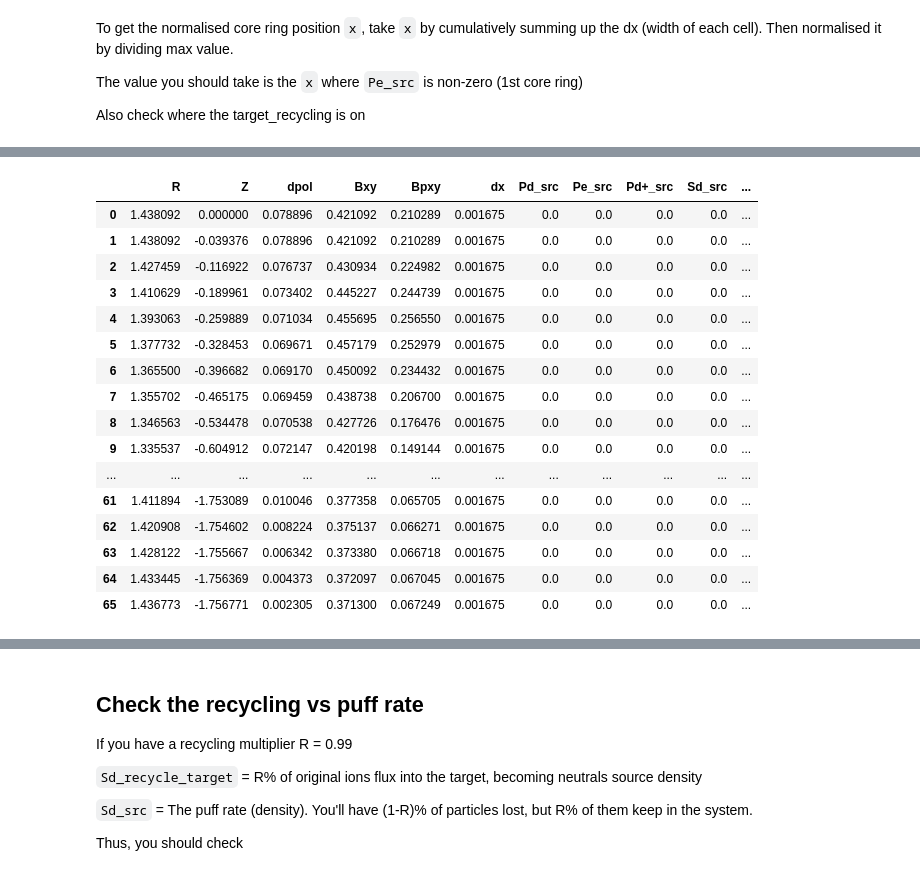
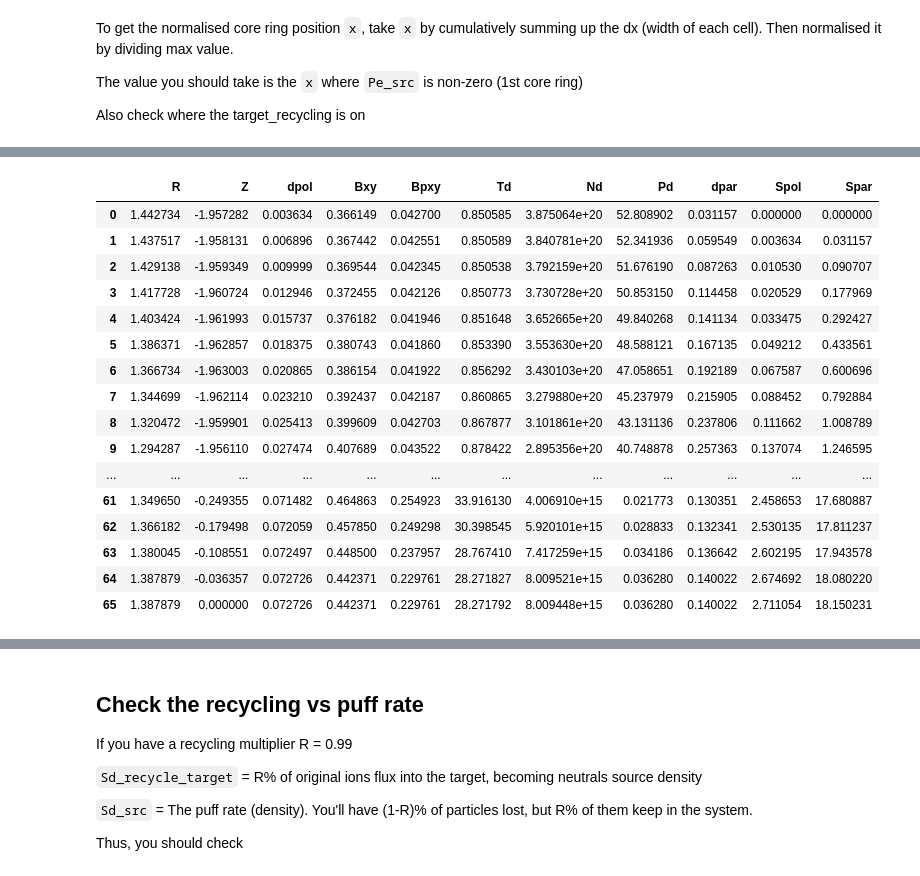
Before and after one commit to sun51027/hermes3-2dplots, a Jupyter notebook: calculator.ipynb, the cells around one changed output, grey strips where cells are left out. Drawn from its saved outputs; the diff is of its cells as text; code cells hidden in the pictures.

```diff
--- a/calculator.ipynb
+++ b/calculator.ipynb
@@ -50,9 +50,14 @@ toload = [
     # dict(name="david_param", id="260105-cdn-46895-david-param", unnormalise_geom = True, use_xhermes = True, squash = True),
     # dict(name="nowallpump_2e21", id="260207-cdn-46895-nowallpump_2e21", unnormalise_geom = True, use_xhermes = True, squash = True),
     # dict(name="nowallpump_1e21", id="260207-cdn-46895-nowallpump_1e21", unnormalise_geom = True, use_xhermes = True, squash = False),
-    # dict(name="nowallpump_1e21_decayBC", id="260207-cdn-46895-nowallpump_decayBC_1e21", unnormalise_geom = True, use_xhermes = True, squash = False),
-    dict(name="neutralimit_gcc12_9497476_3e20", id="260314_neutralimit_9497476_3e20", unnormalise_geom = True, use_xhermes = True, squash = True),
-    # dict(name="neutralimit_gcc12_9497476", id="260310_neutralimit_gcc12_9497476", unnormalise_geom = True, use_xhermes = True, squash = True),
+    # # dict(name="nowallpump_1e21_decayBC", id="260207-cdn-46895-nowallpump_decayBC_1e21", unnormalise_geom = True, use_xhermes = True, squash = False),
+    # dict(name="neutralimit_9497476_5e19", id="260319_neutralimit_9497476_5e19", unnormalise_geom = True, use_xhermes = True, squash = True),
+    # dict(name="260320_neutralimit_oldgrid_5e19", id="260320_neutralimit_oldgrid_5e19", unnormalise_geom = True, use_xhermes = True, squash = True),
+    # dict(name="260320_neutralimit_oldgrid_1e21", id="260320_neutralimit_oldgrid_1e21", unnormalise_geom = True, use_xhermes = True, squash = True),
+
+    # dict(name="neutralimit_gcc12_9497476_3e20", id="260314_neutralimit_9497476_3e20", unnormalise_geom = True, use_xhermes = True, squash = True),
+    dict(name="neutralimit_gcc12_9497476", id="260310_neutralimit_gcc12_9497476", unnormalise_geom = True, use_xhermes = True, squash = True),
+    # dict(name="260323_neutralimit_decayBC_1e21", id="260323_neutralimit_decayBC_1e21", unnormalise_geom = True, use_xhermes = True, squash = True),
     # dict(name="nowallpump_1e21_limiterOFF", id="260217-cdn-46895-nowallpump_limiterOff_1e21", unnormalise_geom = True, use_xhermes = True, squash = True),
     # dict(name="wallRecyON_1e21", id="260213-cdn-46895-wallRecyON_1e21", unnormalise_geom = True, use_xhermes = True, squash = True),
 
@@ -251,13 +256,44 @@ Parameter Sd_wall_recycle not found
 #
 #######
 
-df = get_1d_poloidal_data(ds, params = ["dx", "Pd_src","Pe_src",
-                                        "Pd+_src", "Sd_src", "Sd+_src" "Sd_pump",
-                                        "Sd_target_recycle", "Sd_wall_recycle", ], region = "outer_lower", sepadd=19)
+# df = get_1d_poloidal_data(ds, params = ["dx", "Pd_src","Pe_src",
+#                                         "Pd+_src", "Sd_src", "Sd+_src" "Sd_pump",
+#                                         "Sd_target_recycle", "Sd_wall_recycle", ], region = "outer_lower", sepadd=19)
+df = get_1d_poloidal_data(ds, params = ["Spar","Td", "Nd","Pd","sep"
+                                        # "NVd", "Vd",
+                                        # "efd_cond_perp_xlow"
+                                        ], region = "outer_lower", sepadd=1)
 
-df["x"] = df["dx"].cumsum()
-# x is in the center of the cell
-df["x"] = df["x"]/df["x"].max()
+df_rev = get_1d_poloidal_data(ds, params = ["Spar","Td", "Nd","Pd","sep"
+                                        # "NVd", "Vd",
+                                        # "efd_cond_perp_xlow"
+                                        ], region = "outer_lower", sepadd=1, target_first=True)
+
+
+# df["x"] = df["dx"].cumsum()
+# # x is in the center of the cell
+# df["x"] = df["x"]/df["x"].max()
+evJ =1.6e-19
+Nnorm = 1e17
+df["Td_calc"] = df["Pd"]/df["Nd"]/(1.6e-19)
+xpt_spar_hlist=[]
+
+local_Rmin_h = np.argmin(df["R"].values) # return location
+print(f"Hermes location of Rmin: {local_Rmin_h}, value: {np.min(df['R'].values)}")
+print(f"Location of Spar: {df["Spar"][local_Rmin_h]}")
+# how to reverse the local_rmin_h label
+
+local_Rmin_h_rev = np.argmin(df_rev["R"].values) # return location
+print(f"Hermes location of Rmin: {local_Rmin_h_rev}, value: {np.min(df_rev['R'].values)}")
+print(f"Location of Spar: {df_rev["Spar"][local_Rmin_h_rev]}")
+
+
+
+# Pd is in [Pa=J/m^3]
+# Pd_raw = eV/m^3
+# Pd_raw_norm = eV/m^3 (normalised density)
+df["Pd_raw"] = df["Pd"]/evJ
+df["Pd_raw_norm"] = df["Pd_raw"]/Nnorm
 
 # Show all rows
 import pandas as pd
@@ -269,17 +311,17 @@ Parameter Sd_wall_recycle not found
-|  | R | Z | dpol | Bxy | Bpxy | dx | Pd_src | Pe_src | Pd+_src | Sd_src | ... |
-| 0 | 1.438092 | 0.000000 | 0.078896 | 0.421092 | 0.210289 | 0.001675 | 0.0 | 0.0 | 0.0 | 0.0 | ... |
-| 1 | 1.438092 | -0.039376 | 0.078896 | 0.421092 | 0.210289 | 0.001675 | 0.0 | 0.0 | 0.0 | 0.0 | ... |
-| 2 | 1.427459 | -0.116922 | 0.076737 | 0.430934 | 0.224982 | 0.001675 | 0.0 | 0.0 | 0.0 | 0.0 | ... |
-| 3 | 1.410629 | -0.189961 | 0.073402 | 0.445227 | 0.244739 | 0.001675 | 0.0 | 0.0 | 0.0 | 0.0 | ... |
-| 4 | 1.393063 | -0.259889 | 0.071034 | 0.455695 | 0.256550 | 0.001675 | 0.0 | 0.0 | 0.0 | 0.0 | ... |
-| 5 | 1.377732 | -0.328453 | 0.069671 | 0.457179 | 0.252979 | 0.001675 | 0.0 | 0.0 | 0.0 | 0.0 | ... |
-| 6 | 1.365500 | -0.396682 | 0.069170 | 0.450092 | 0.234432 | 0.001675 | 0.0 | 0.0 | 0.0 | 0.0 | ... |
-| 7 | 1.355702 | -0.465175 | 0.069459 | 0.438738 | 0.206700 | 0.001675 | 0.0 | 0.0 | 0.0 | 0.0 | ... |
-| 8 | 1.346563 | -0.534478 | 0.070538 | 0.427726 | 0.176476 | 0.001675 | 0.0 | 0.0 | 0.0 | 0.0 | ... |
-| 9 | 1.335537 | -0.604912 | 0.072147 | 0.420198 | 0.149144 | 0.001675 | 0.0 | 0.0 | 0.0 | 0.0 | ... |
+|  | R | Z | dpol | Bxy | Bpxy | Td | Nd | Pd | dpar | Spol | Spar |
+| 0 | 1.442734 | -1.957282 | 0.003634 | 0.366149 | 0.042700 | 0.850585 | 3.875064e+20 | 52.808902 | 0.031157 | 0.000000 | 0.000000 |
+| 1 | 1.437517 | -1.958131 | 0.006896 | 0.367442 | 0.042551 | 0.850589 | 3.840781e+20 | 52.341936 | 0.059549 | 0.003634 | 0.031157 |
+| 2 | 1.429138 | -1.959349 | 0.009999 | 0.369544 | 0.042345 | 0.850538 | 3.792159e+20 | 51.676190 | 0.087263 | 0.010530 | 0.090707 |
+| 3 | 1.417728 | -1.960724 | 0.012946 | 0.372455 | 0.042126 | 0.850773 | 3.730728e+20 | 50.853150 | 0.114458 | 0.020529 | 0.177969 |
+| 4 | 1.403424 | -1.961993 | 0.015737 | 0.376182 | 0.041946 | 0.851648 | 3.652665e+20 | 49.840268 | 0.141134 | 0.033475 | 0.292427 |
+| 5 | 1.386371 | -1.962857 | 0.018375 | 0.380743 | 0.041860 | 0.853390 | 3.553630e+20 | 48.588121 | 0.167135 | 0.049212 | 0.433561 |
+| 6 | 1.366734 | -1.963003 | 0.020865 | 0.386154 | 0.041922 | 0.856292 | 3.430103e+20 | 47.058651 | 0.192189 | 0.067587 | 0.600696 |
+| 7 | 1.344699 | -1.962114 | 0.023210 | 0.392437 | 0.042187 | 0.860865 | 3.279880e+20 | 45.237979 | 0.215905 | 0.088452 | 0.792884 |
+| 8 | 1.320472 | -1.959901 | 0.025413 | 0.399609 | 0.042703 | 0.867877 | 3.101861e+20 | 43.131136 | 0.237806 | 0.111662 | 1.008789 |
+| 9 | 1.294287 | -1.956110 | 0.027474 | 0.407689 | 0.043522 | 0.878422 | 2.895356e+20 | 40.748878 | 0.257363 | 0.137074 | 1.246595 |
 | ... | ... | ... | ... | ... | ... | ... | ... | ... | ... | ... | ... |
-| 61 | 1.411894 | -1.753089 | 0.010046 | 0.377358 | 0.065705 | 0.001675 | 0.0 | 0.0 | 0.0 | 0.0 | ... |
-| 62 | 1.420908 | -1.754602 | 0.008224 | 0.375137 | 0.066271 | 0.001675 | 0.0 | 0.0 | 0.0 | 0.0 | ... |
-| 63 | 1.428122 | -1.755667 | 0.006342 | 0.373380 | 0.066718 | 0.001675 | 0.0 | 0.0 | 0.0 | 0.0 | ... |
-| 64 | 1.433445 | -1.756369 | 0.004373 | 0.372097 | 0.067045 | 0.001675 | 0.0 | 0.0 | 0.0 | 0.0 | ... |
-| 65 | 1.436773 | -1.756771 | 0.002305 | 0.371300 | 0.067249 | 0.001675 | 0.0 | 0.0 | 0.0 | 0.0 | ... |
+| 61 | 1.349650 | -0.249355 | 0.071482 | 0.464863 | 0.254923 | 33.916130 | 4.006910e+15 | 0.021773 | 0.130351 | 2.458653 | 17.680887 |
+| 62 | 1.366182 | -0.179498 | 0.072059 | 0.457850 | 0.249298 | 30.398545 | 5.920101e+15 | 0.028833 | 0.132341 | 2.530135 | 17.811237 |
+| 63 | 1.380045 | -0.108551 | 0.072497 | 0.448500 | 0.237957 | 28.767410 | 7.417259e+15 | 0.034186 | 0.136642 | 2.602195 | 17.943578 |
+| 64 | 1.387879 | -0.036357 | 0.072726 | 0.442371 | 0.229761 | 28.271827 | 8.009521e+15 | 0.036280 | 0.140022 | 2.674692 | 18.080220 |
+| 65 | 1.387879 | 0.000000 | 0.072726 | 0.442371 | 0.229761 | 28.271792 | 8.009448e+15 | 0.036280 | 0.140022 | 2.711054 | 18.150231 |
```
Also changed, not shown: parts of 12 cells of this notebook, 8 other files.
